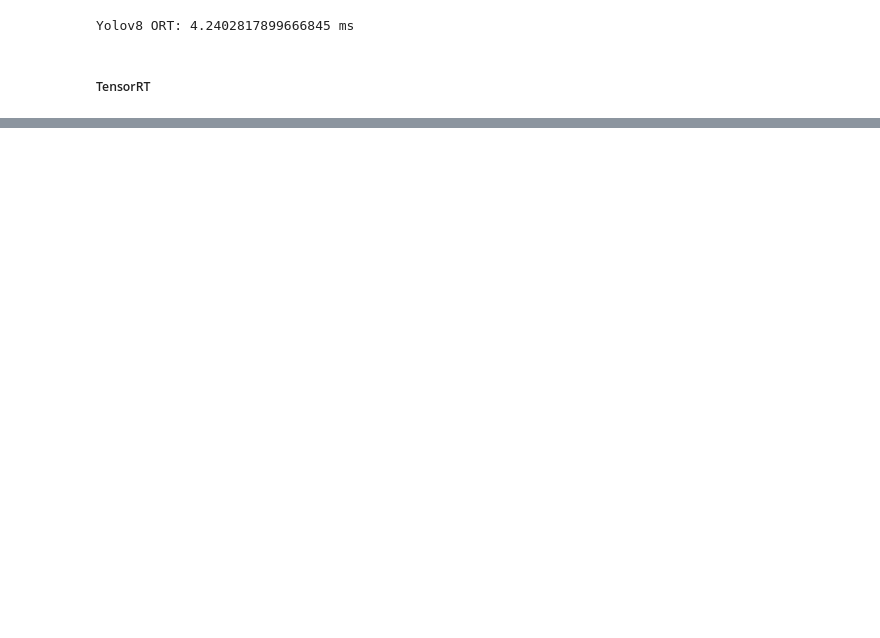
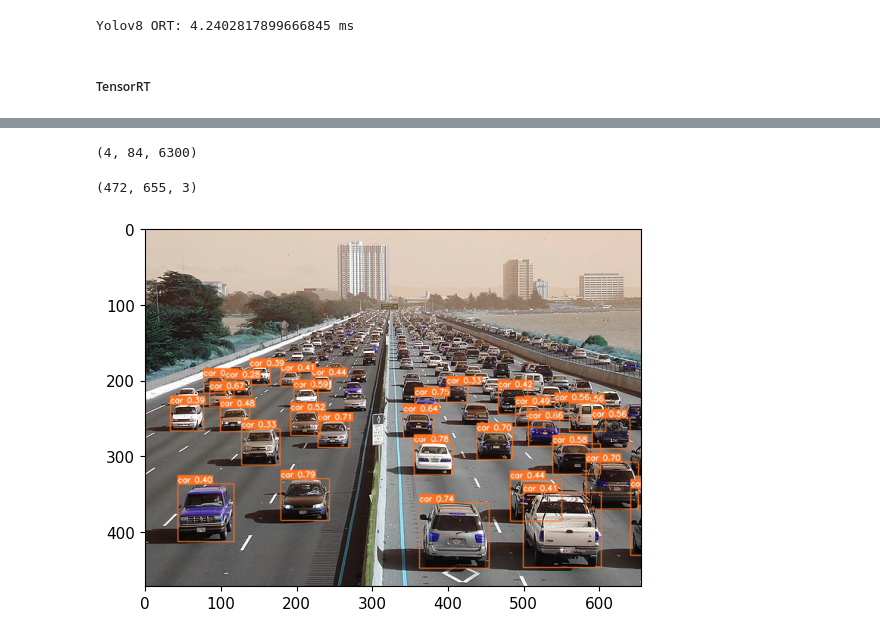
Before and after one commit to Angel-Ceballos/production_challenge, a Jupyter notebook: model_comparison.ipynb, the cells around one changed output, grey strips where cells are left out. Saved outputs shown, nothing was run; the diff lists cells and outputs as text; code cells hidden in the pictures; blank space fills up the shorter version.

```diff
--- a/model_comparison.ipynb
+++ b/model_comparison.ipynb
@@ -234,0 +315,5 @@ yolov8_model.export(format='onnx', imgsz=(640,480), simplify=True, opset=13, dev
+# %%
+results = model.predict(batch)
+print(results.shape)
+# %% [output]
+(4, 84, 6300)
@@ -234,0 +388,34 @@ yolov8_model.export(format='onnx', imgsz=(640,480), simplify=True, opset=13, dev
+# %%
+def draw_results(results:Dict, source_image:np.ndarray, label_map:Dict, subset):
+    """
+    Helper function for drawing bounding boxes on image
+    Parameters:
+        image_res (np.ndarray): detection predictions in format [x1, y1, x2, y2, score, label_id]
+        source_image (np.ndarray): input image for drawing
+        label_map; (Dict[int, str]): label_id to class name mapping
+    Returns:
+        Image with boxes
+    """
+    boxes = results["det"]
+    for idx, (*xyxy, conf, lbl) in enumerate(boxes):
+        cls = label_map[int(lbl)]
+        label = f'{cls} {conf:.2f}'
+        if cls not in subset:
+            pass
+        else:
+            source_image = plot_one_box(xyxy, source_image, label=label, color=colors(int(lbl)), line_thickness=1)
+    return source_image
+# %%
+r = np.expand_dims(results[0], axis=0)
+boxes = postprocess(r, input_hw=(480,640), orig_img=img_1)
+# %%
+img_1.shape
+# %% [output]
+(472, 655, 3)
+# %%
+image_drawn = draw_results(boxes[0], img_1, label_map, model.classes)
+# %%
+plt.imshow(image_drawn)
+plt.show()
+# %% [output]
+[figure, added]
```
Also changed, not shown: parts of 40 cells of this notebook, 21 other files.
